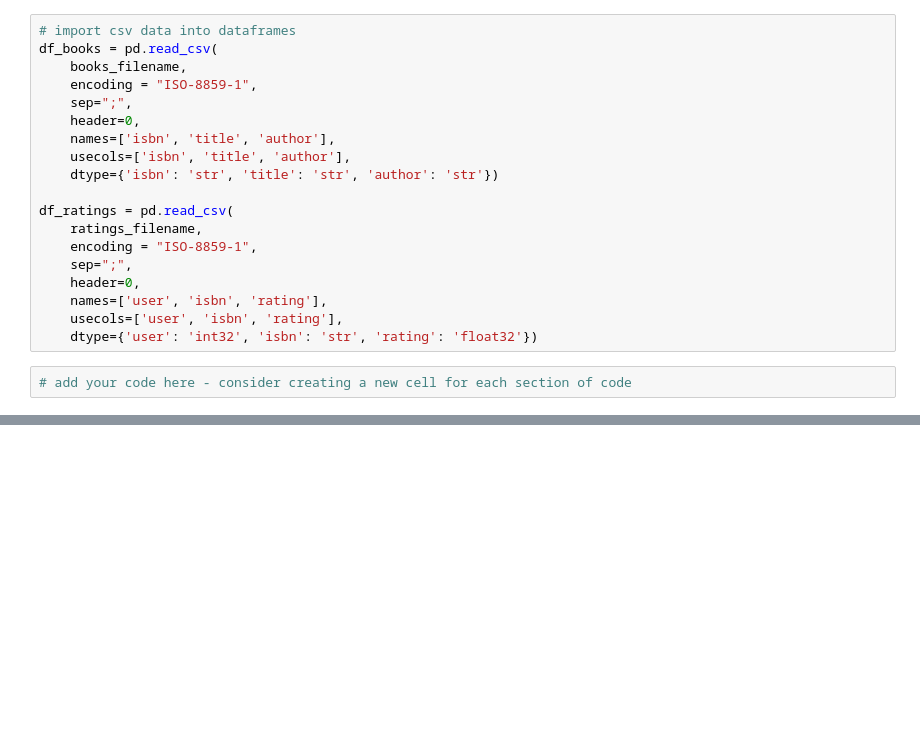
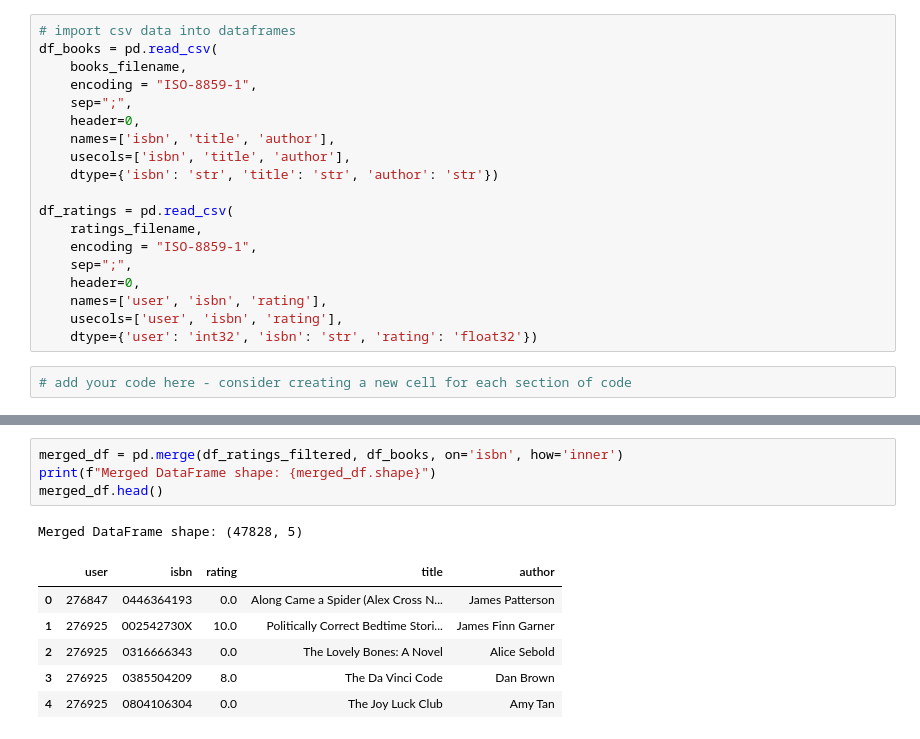
Before and after one commit to akhilmenonh/fcc_ml_with_python, a Jupyter notebook: fcc_book_recommendation_knn.ipynb, the cells around one changed output, grey strips where cells are left out. Cells and saved outputs as stored; diff of their text form; blank space fills up the shorter version.

```diff
--- a/fcc_book_recommendation_knn.ipynb
+++ b/fcc_book_recommendation_knn.ipynb
@@ -44,0 +156,12 @@ def get_recommends(book = ""):
+# %%
+merged_df = pd.merge(df_ratings_filtered, df_books, on='isbn', how='inner')
+print(f"Merged DataFrame shape: {merged_df.shape}")
+merged_df.head()
+# %% [output]
+Merged DataFrame shape: (47828, 5)
+|  | user | isbn | rating | title | author |
+| 0 | 276847 | 0446364193 | 0.0 | Along Came a Spider (Alex Cross N... | James Patterson |
+| 1 | 276925 | 002542730X | 10.0 | Politically Correct Bedtime Stori... | James Finn Garner |
+| 2 | 276925 | 0316666343 | 0.0 | The Lovely Bones: A Novel | Alice Sebold |
+| 3 | 276925 | 0385504209 | 8.0 | The Da Vinci Code | Dan Brown |
+| 4 | 276925 | 0804106304 | 0.0 | The Joy Luck Club | Amy Tan |
```
Also changed, not shown: parts of 10 cells of this notebook.
